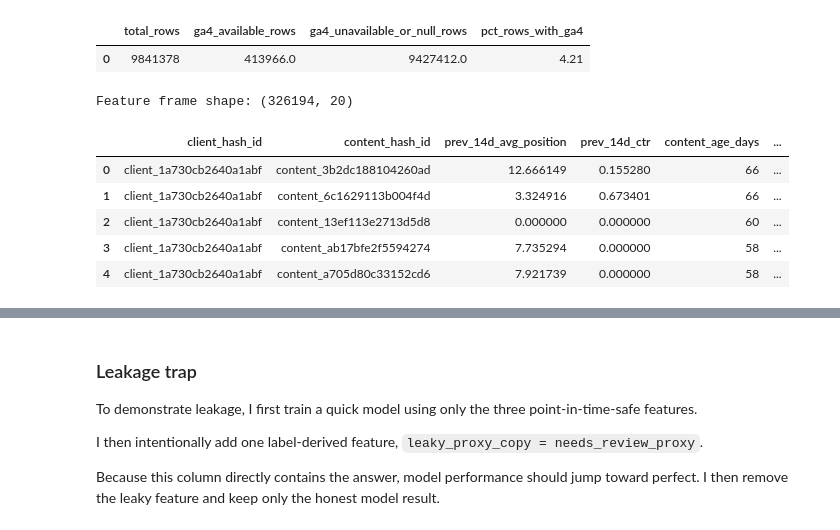
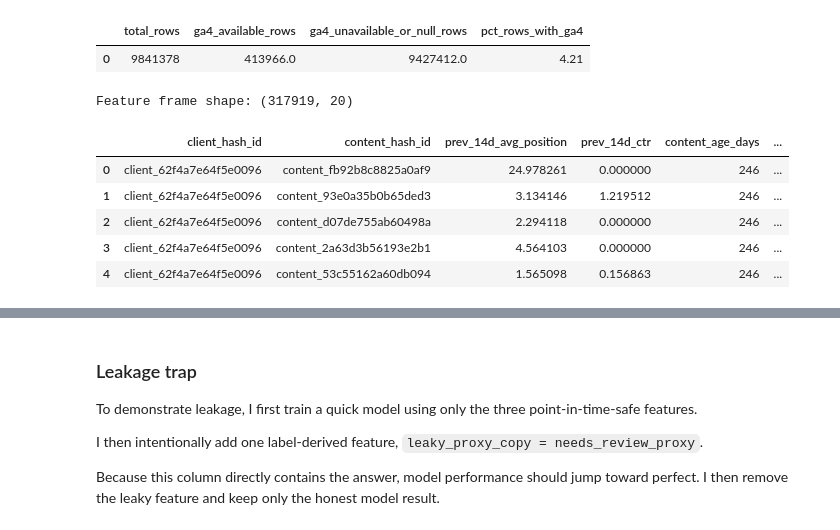
Before and after one commit to NourhanFarag/nourhan-flyrank-ml-internship, a Jupyter notebook: work/notebooks/w03_data_contract.ipynb, the cells around one changed output, grey strips where cells are left out. Saved outputs shown, nothing was run; the diff lists cells and outputs as text; code cells hidden in the pictures.

Commit message:
Fix ML-04 temporal cutoff and page eligibility validation

```diff
--- a/work/notebooks/w03_data_contract.ipynb
+++ b/work/notebooks/w03_data_contract.ipynb
@@ -218,9 +239,10 @@ display(availability_check)
 # %%
 # Build the page-level feature frame and provisional review proxy.
 #
-# Decision date:   2026-03-28
-# Previous window: 2026-03-01 to 2026-03-14
-# Current window:  2026-03-15 to 2026-03-28
+# Prediction cutoff: 2026-03-14 (end of day)
+# Feature window:   2026-03-01 to 2026-03-14
+# Target window:    2026-03-15 to 2026-03-28
+# Target window is used for label construction only.
 #
 # Honest model features:
 #   1. prev_14d_avg_position
@@ -318,6 +340,15 @@ WITH page_windows AS (
     WHERE report_date BETWEEN DATE '2026-03-01'
                           AND DATE '2026-03-28'
 
+    -- Only pages existing at the prediction cutoff
+    -- are eligible for scoring.
+    AND content_hash_id IN (
+        SELECT content_hash_id
+        FROM {DIM_CONTENT}
+        WHERE content_created_date IS NOT NULL
+            AND content_created_date <= DATE '2026-03-14'
+    )
+
     GROUP BY
         client_hash_id,
         content_hash_id
@@ -391,11 +422,11 @@ joined AS (
 
         -- Honest feature 3
         CASE
-            WHEN c.content_created_date <= DATE '2026-03-28'
+            WHEN c.content_created_date <= DATE '2026-03-14'
             THEN DATE_DIFF(
                 'day',
                 c.content_created_date,
-                DATE '2026-03-28'
+                DATE '2026-03-14'
             )
         END AS content_age_days
 
@@ -451,36 +482,36 @@ SELECT
 
     CASE
         WHEN declining_with_demand = 1
           OR low_ctr_while_visible = 1
         THEN 1
         ELSE 0
     END AS needs_review_proxy
 
 FROM signals
 """).df()
 
 print("Feature frame shape:", feature_frame.shape)
 
 display(
     feature_frame[
         [
             "client_hash_id",
             "content_hash_id",
             "prev_14d_avg_position",
             "prev_14d_ctr",
             "content_age_days",
             "declining_with_demand",
             "low_ctr_while_visible",
             "page_one_decay_risk",
             "needs_review_proxy",
         ]
     ].head()
 )
 # %% [output]
-Feature frame shape: (326194, 20)
+Feature frame shape: (317919, 20)
 |  | client_hash_id | content_hash_id | prev_14d_avg_position | prev_14d_ctr | content_age_days | ... |
-| 0 | client_1a730cb2640a1abf | content_3b2dc188104260ad | 12.666149 | 0.155280 | 66 | ... |
-| 1 | client_1a730cb2640a1abf | content_6c1629113b004f4d | 3.324916 | 0.673401 | 66 | ... |
-| 2 | client_1a730cb2640a1abf | content_13ef113e2713d5d8 | 0.000000 | 0.000000 | 60 | ... |
-| 3 | client_1a730cb2640a1abf | content_ab17bfe2f5594274 | 7.735294 | 0.000000 | 58 | ... |
-| 4 | client_1a730cb2640a1abf | content_a705d80c33152cd6 | 7.921739 | 0.000000 | 58 | ... |
+| 0 | client_62f4a7e64f5e0096 | content_fb92b8c8825a0af9 | 24.978261 | 0.000000 | 246 | ... |
+| 1 | client_62f4a7e64f5e0096 | content_93e0a35b0b65ded3 | 3.134146 | 1.219512 | 246 | ... |
+| 2 | client_62f4a7e64f5e0096 | content_d07de755ab60498a | 2.294118 | 0.000000 | 246 | ... |
+| 3 | client_62f4a7e64f5e0096 | content_2a63d3b56193e2b1 | 4.564103 | 0.000000 | 246 | ... |
+| 4 | client_62f4a7e64f5e0096 | content_53c55162a60db094 | 1.565098 | 0.156863 | 246 | ... |
```
Also changed, not shown: parts of 11 cells of this notebook.
